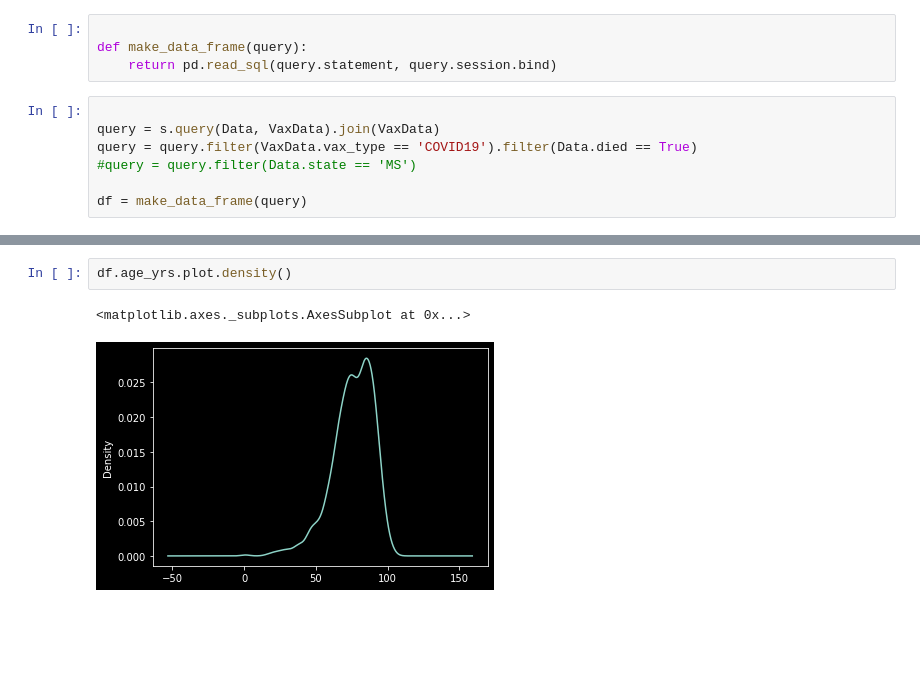
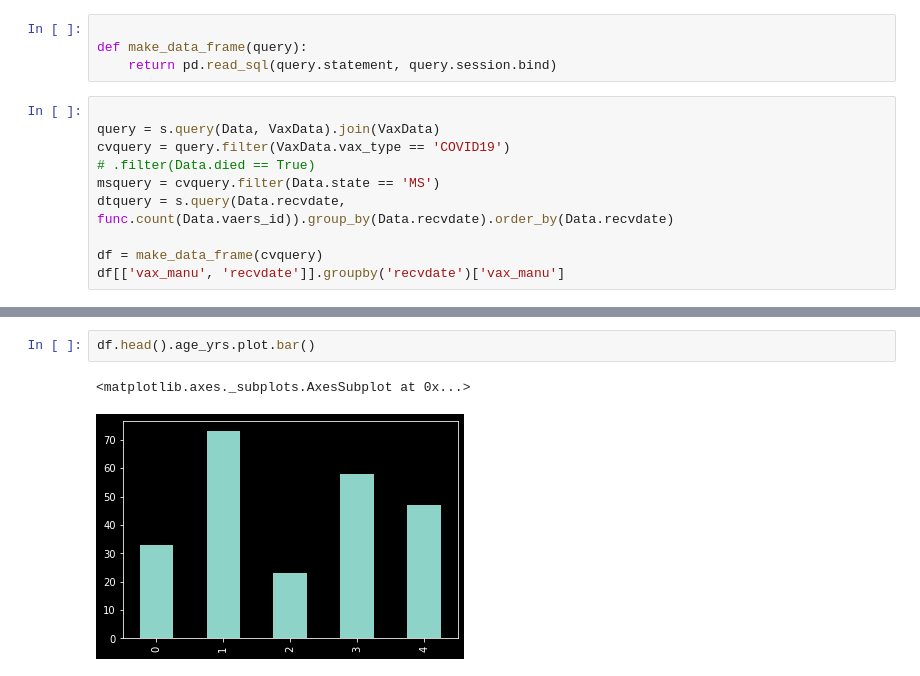
Before and after one commit to umeboshi2/revaers, a Jupyter notebook: do-stuff.ipynb, the cells around one changed output, grey strips where cells are left out. Drawn from its saved outputs; the diff is of its cells as text; blank space fills up the shorter version.

```diff
--- a/do-stuff.ipynb
+++ b/do-stuff.ipynb
@@ -41,7 +41,10 @@ def make_data_frame(query):
 # %%
 
 query = s.query(Data, VaxData).join(VaxData)
-query = query.filter(VaxData.vax_type == 'COVID19').filter(Data.died == True)
-#query = query.filter(Data.state == 'MS')
+cvquery = query.filter(VaxData.vax_type == 'COVID19')
+# .filter(Data.died == True)
+msquery = cvquery.filter(Data.state == 'MS')
+dtquery = s.query(Data.recvdate, func.count(Data.vaers_id)).group_by(Data.recvdate).order_by(Data.recvdate)
 
-df = make_data_frame(query)
+df = make_data_frame(cvquery)
+df[['vax_manu', 'recvdate']].groupby('recvdate')['vax_manu']
@@ -80,8 +63,8 @@ Name: sex, dtype: int64
 # %%
-df.age_yrs.plot.density()
+df.head().age_yrs.plot.bar()
 # %% [output]
 <matplotlib.axes._subplots.AxesSubplot at 0x...>
-[figure, old version]
+[figure, new version]
 # %%
 q = s.query(Data, VaxData).join(VaxData)
 q = q.filter(VaxData.vax_type == 'COVID19')
```
Also changed, not shown: parts of 10 cells of this notebook, 1 other file.
